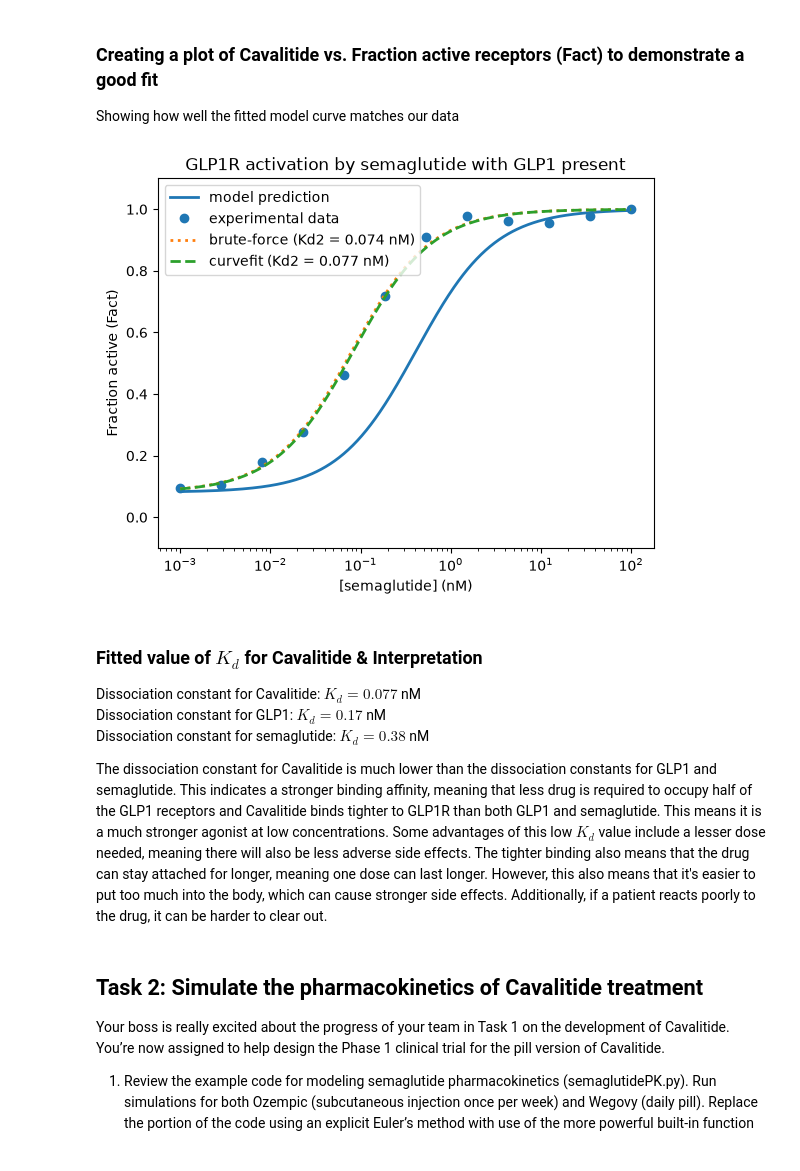
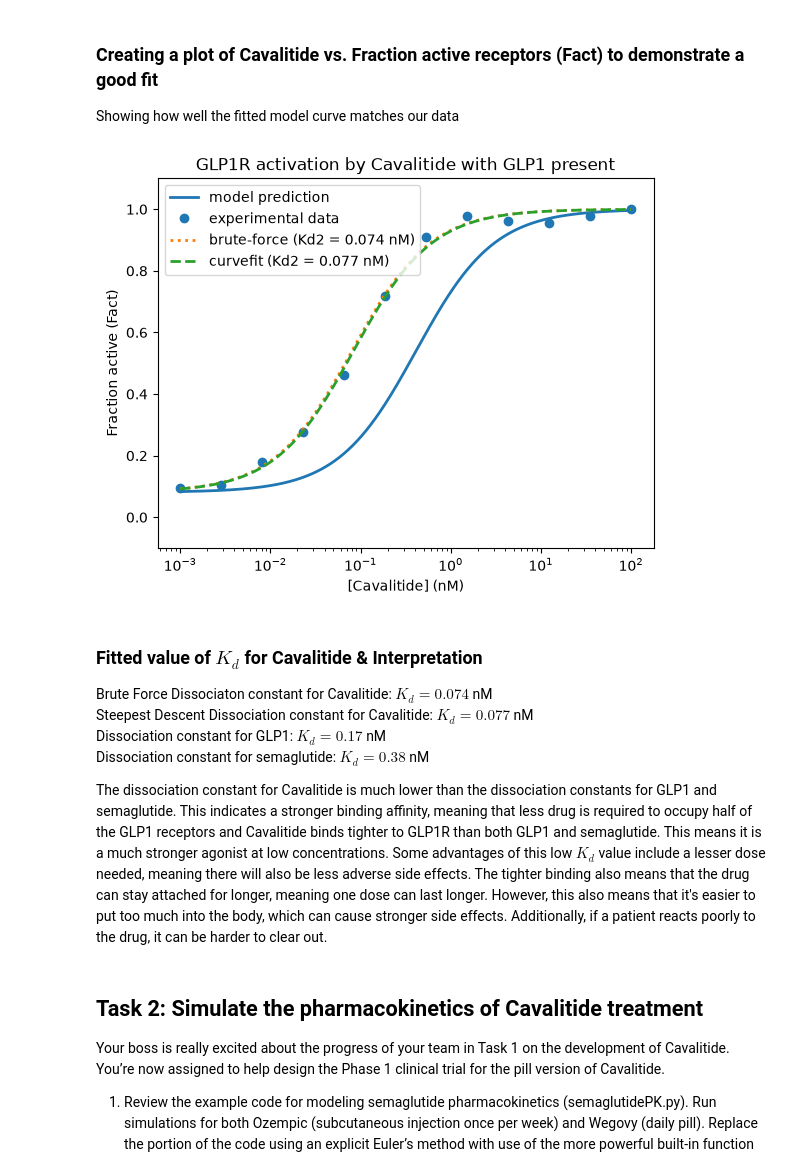
Before and after one commit to amccollbrady/bme2315_module3_pharmacology, a Jupyter notebook: Module3_Project_Final.ipynb, the cells around one changed output. Saved outputs shown, nothing was run; the diff lists cells and outputs as text; code cells hidden in the pictures.

```diff
--- a/Module3_Project_Final.ipynb
+++ b/Module3_Project_Final.ipynb
@@ -71,28 +71,29 @@ Showing how well the fitted model curve matches our data
 # %%
 import matplotlib.pyplot as plt
 
 plt.figure()
 line, = plt.semilogx(L2, Fact(L1, L2, Kd1, Kd2), lw=2, # plot baseline model prediction curve
                     label="model prediction")
 plt.semilogx(L2_loaded, Fact_loaded, "o", c=line.get_color(), # overlay the experimental data points
             label="experimental data")
 plt.semilogx(L2, Fact(L1, L2, Kd1, Kd2_brute), ":", lw=2, # plot brute-force fit curve
             label=f"brute-force (Kd2 = {Kd2_brute:.3f} nM)")
 plt.semilogx(L2, Fact(L1, L2, Kd1, Kd2_fit), "--", lw=2, # plot steepest descent fit curve
             label=f"curvefit (Kd2 = {Kd2_fit:.3f} nM)")
 
 plt.ylim(-0.1, 1.1)
-plt.xlabel("[semaglutide] (nM)")
+plt.xlabel("[Cavalitide] (nM)")
 plt.ylabel("Fraction active (Fact)")
-plt.title("GLP1R activation by semaglutide with GLP1 present")
+plt.title("GLP1R activation by Cavalitide with GLP1 present")
 plt.legend(loc="upper left")
 plt.show()
 # %% [output]
-[figure, old version]
+[figure, new version]
 # %% [markdown]
 ### Fitted value of $K_d$ for Cavalitide & Interpretation
 
-Dissociation constant for Cavalitide: $K_d = 0.077$ nM <br>
+Brute Force Dissociaton constant for Cavalitide: $K_d = 0.074$ nM <br>
+Steepest Descent Dissociation constant for Cavalitide: $K_d = 0.077$ nM <br>
 Dissociation constant for GLP1: $K_d = 0.17$ nM <br>
 Dissociation constant for semaglutide: $K_d = 0.38$ nM <br>
 
```
